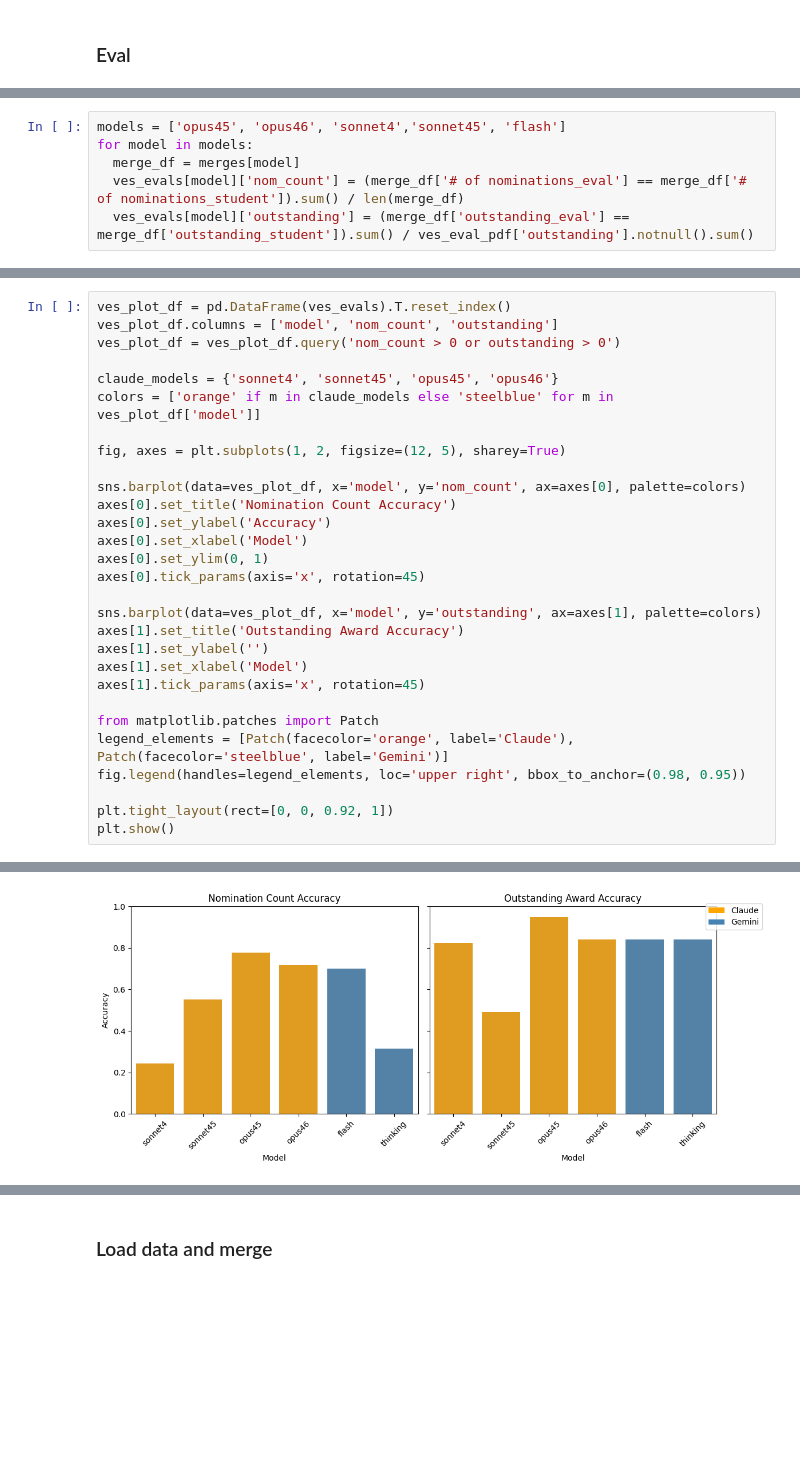
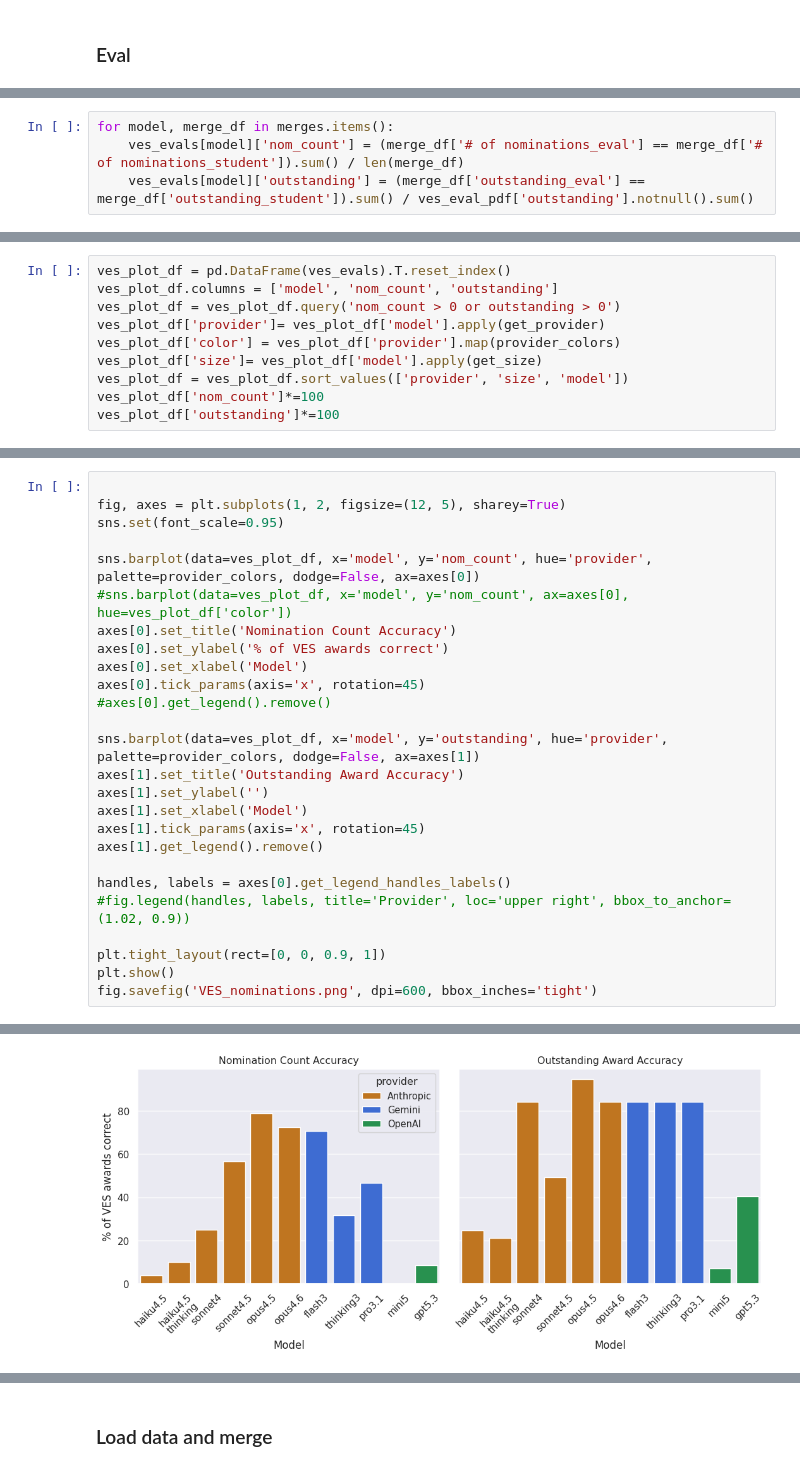
Before and after one commit to map222/vibe-arbitrage, a Jupyter notebook: GradStudentEval.ipynb, the cells around one changed output, grey strips where cells are left out. Cells and saved outputs as stored; diff of their text form; blank space fills up the shorter version.

```diff
--- a/GradStudentEval.ipynb
+++ b/GradStudentEval.ipynb
@@ -349,6 +322,4 @@ ves_evals = {'haiku':copy.deepcopy(ves_default),
 # %%
-models = ['opus45', 'opus46', 'sonnet4','sonnet45', 'flash']
-for model in models:
-  merge_df = merges[model]
-  ves_evals[model]['nom_count'] = (merge_df['# of nominations_eval'] == merge_df['# of nominations_student']).sum() / len(merge_df)
-  ves_evals[model]['outstanding'] = (merge_df['outstanding_eval'] == merge_df['outstanding_student']).sum() / ves_eval_pdf['outstanding'].notnull().sum()
+for model, merge_df in merges.items():
+    ves_evals[model]['nom_count'] = (merge_df['# of nominations_eval'] == merge_df['# of nominations_student']).sum() / len(merge_df)
+    ves_evals[model]['outstanding'] = (merge_df['outstanding_eval'] == merge_df['outstanding_student']).sum() / ves_eval_pdf['outstanding'].notnull().sum()
@@ -368,0 +326,10 @@ ves_evals
+# %%
+ves_plot_df = pd.DataFrame(ves_evals).T.reset_index()
+ves_plot_df.columns = ['model', 'nom_count', 'outstanding']
+ves_plot_df = ves_plot_df.query('nom_count > 0 or outstanding > 0')
+ves_plot_df['provider']= ves_plot_df['model'].apply(get_provider)
+ves_plot_df['color'] = ves_plot_df['provider'].map(provider_colors)
+ves_plot_df['size']= ves_plot_df['model'].apply(get_size)
+ves_plot_df = ves_plot_df.sort_values(['provider', 'size', 'model'])
+ves_plot_df['nom_count']*=100
+ves_plot_df['outstanding']*=100
@@ -369,30 +338,27 @@ ves_evals
 # %%
-ves_plot_df = pd.DataFrame(ves_evals).T.reset_index()
-ves_plot_df.columns = ['model', 'nom_count', 'outstanding']
-ves_plot_df = ves_plot_df.query('nom_count > 0 or outstanding > 0')
-
-claude_models = {'sonnet4', 'sonnet45', 'opus45', 'opus46'}
-colors = ['orange' if m in claude_models else 'steelblue' for m in ves_plot_df['model']]
 
 fig, axes = plt.subplots(1, 2, figsize=(12, 5), sharey=True)
+sns.set(font_scale=0.95)
 
-sns.barplot(data=ves_plot_df, x='model', y='nom_count', ax=axes[0], palette=colors)
+sns.barplot(data=ves_plot_df, x='model', y='nom_count', hue='provider', palette=provider_colors, dodge=False, ax=axes[0])
+#sns.barplot(data=ves_plot_df, x='model', y='nom_count', ax=axes[0], hue=ves_plot_df['color'])
 axes[0].set_title('Nomination Count Accuracy')
-axes[0].set_ylabel('Accuracy')
+axes[0].set_ylabel('% of VES awards correct')
 axes[0].set_xlabel('Model')
-axes[0].set_ylim(0, 1)
 axes[0].tick_params(axis='x', rotation=45)
+#axes[0].get_legend().remove()
 
-sns.barplot(data=ves_plot_df, x='model', y='outstanding', ax=axes[1], palette=colors)
+sns.barplot(data=ves_plot_df, x='model', y='outstanding', hue='provider', palette=provider_colors, dodge=False, ax=axes[1])
 axes[1].set_title('Outstanding Award Accuracy')
 axes[1].set_ylabel('')
 axes[1].set_xlabel('Model')
 axes[1].tick_params(axis='x', rotation=45)
+axes[1].get_legend().remove()
 
-from matplotlib.patches import Patch
-legend_elements = [Patch(facecolor='orange', label='Claude'), Patch(facecolor='steelblue', label='Gemini')]
-fig.legend(handles=legend_elements, loc='upper right', bbox_to_anchor=(0.98, 0.95))
+handles, labels = axes[0].get_legend_handles_labels()
+#fig.legend(handles, labels, title='Provider', loc='upper right', bbox_to_anchor=(1.02, 0.9))
 
-plt.tight_layout(rect=[0, 0, 0.92, 1])
+plt.tight_layout(rect=[0, 0, 0.9, 1])
 plt.show()
+fig.savefig('VES_nominations.png', dpi=600, bbox_inches='tight')
 # %% [output]
@@ -406,2 +365,2 @@ Passing `palette` without assigning `hue` is deprecated and will be removed in v
-[figure, old version]
+[figure, new version]
 # %% [markdown]
```
Also changed, not shown: parts of 60 cells of this notebook, 1 other file.
